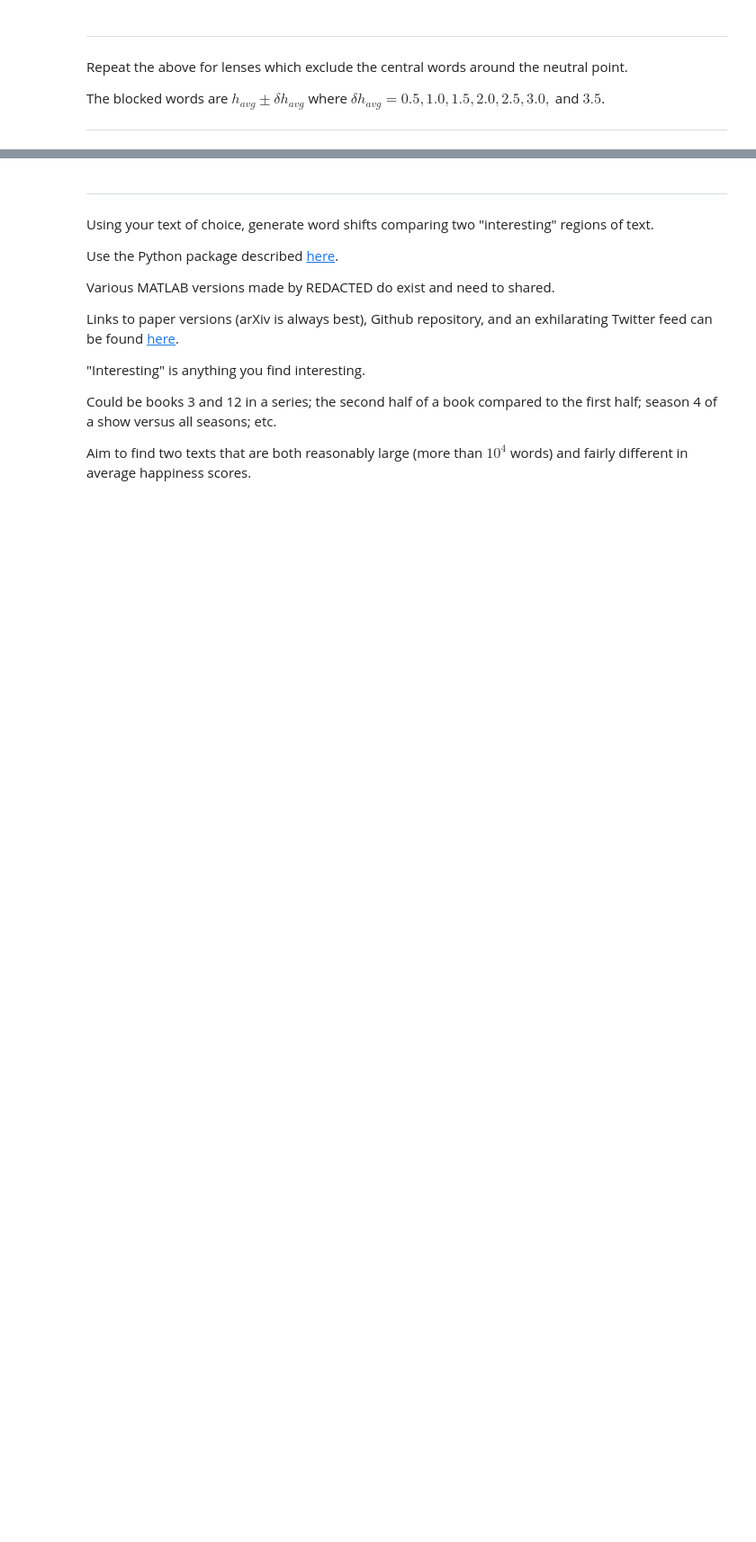
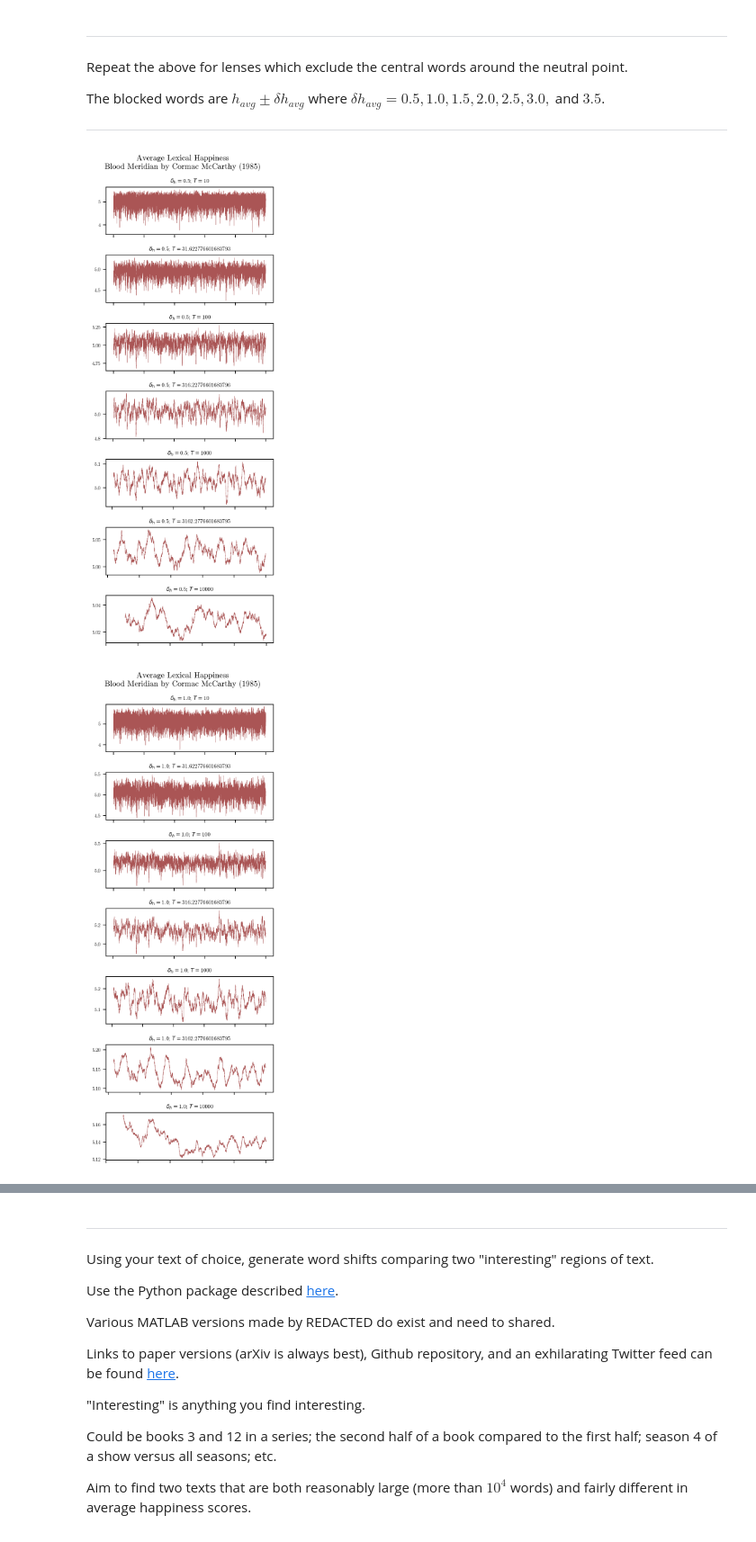
Before and after one commit to P-Harvey/csys303_assignments, a Jupyter notebook: plharvey_20/Word_Shift.ipynb, the cells around one changed output, grey strips where cells are left out. Shown at 90% size. Cells and saved outputs as stored; diff of their text form; code cells hidden in the pictures; blank space fills up the shorter version.

```diff
--- a/plharvey_20/Word_Shift.ipynb
+++ b/plharvey_20/Word_Shift.ipynb
@@ -237,3 +378,34 @@ Repeat the above for lenses which exclude the central words around the neutral p
 The blocked words are $h_{avg} \pm \delta h_{avg}$ where $\delta h_{avg} = 0.5, 1.0, 1.5, 2.0, 2.5, 3.0,$ and $3.5$.
 
 ****
+# %%
+dh = [0.5, 1.0, 1.5, 2.0, 2.5, 3.0, 3.5]
+t = [10**1, 10**1.5, 10**2, 10**2.5, 10**3, 10**3.5, 10**4]
+
+for i in dh:
+    fig, axs = plt.subplots(7, 1, figsize = (3.5, 9), dpi = 180)
+    for j, ax in enumerate(axs):
+        temp = pd.DataFrame(subdue_ts_df(ts_df, i))
+        temp = temp.rolling(int(t[j])).sum() / t[j]
+        temp.plot(ax = ax,
+                  alpha = 2/3,
+                  linewidth = 1/3,
+                  color='maroon',
+                  legend = False)
+        ax.set_title(r'$\delta_h=$'+f'{i}; '+r'$T=$'+f'{t[j]}',
+                     fontsize = 7)
+        n = len(temp)
+        ticks = [int(i) for i in np.linspace(1, n, 6)]
+        ax.set_xticks(ticks)
+        ax.set_yticklabels(ax.get_yticklabels(), fontsize = 6)
+
+        if i != 3.5:
+            ax.set_xticklabels([], fontsize = 6)
+    plt.suptitle('Average Lexical Happiness\nBlood Meridian by Cormac McCarthy (1985)',
+                   fontsize = 10)
+    fig.tight_layout()
+    fig.savefig(fname = f'bm_h{i}_T{int(t[j])}.jpg')
+    plt.show()
+# %% [output]
+[figure, added]
+[figure, added]
```
Also changed, not shown: parts of 27 cells of this notebook, 11 other files.
